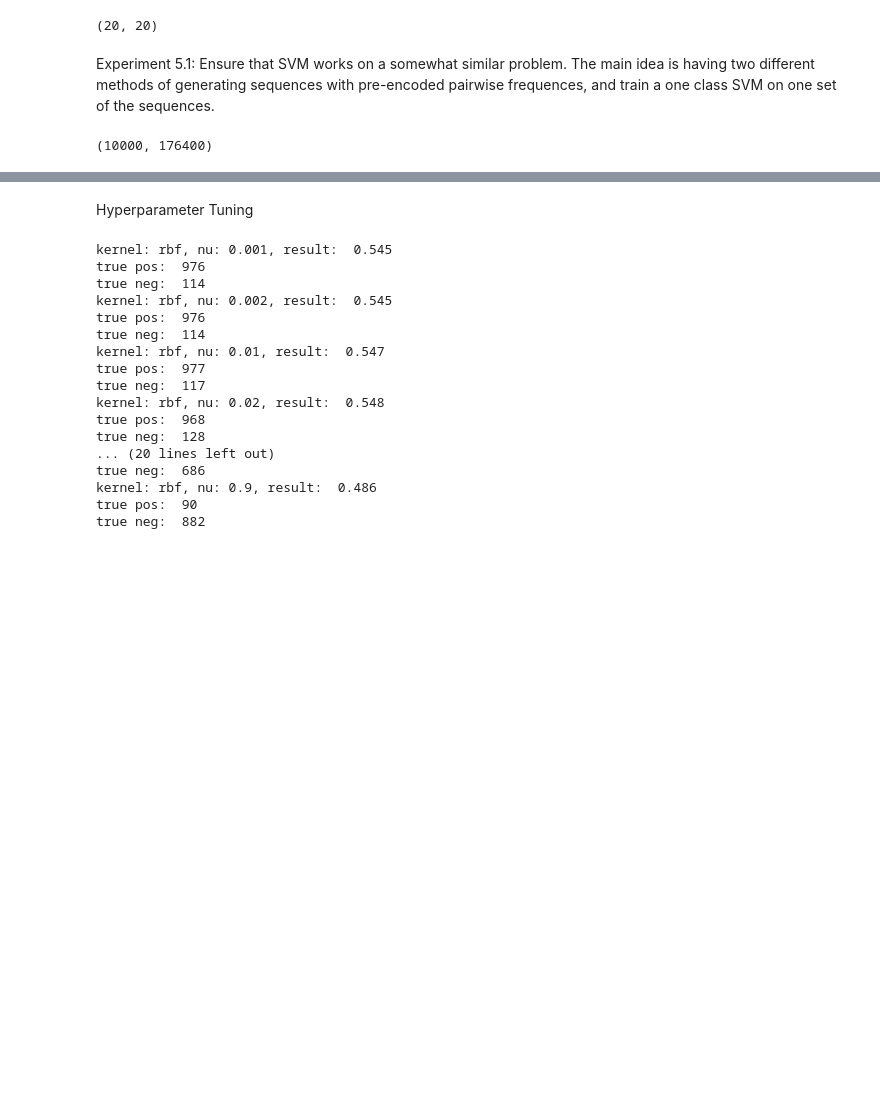
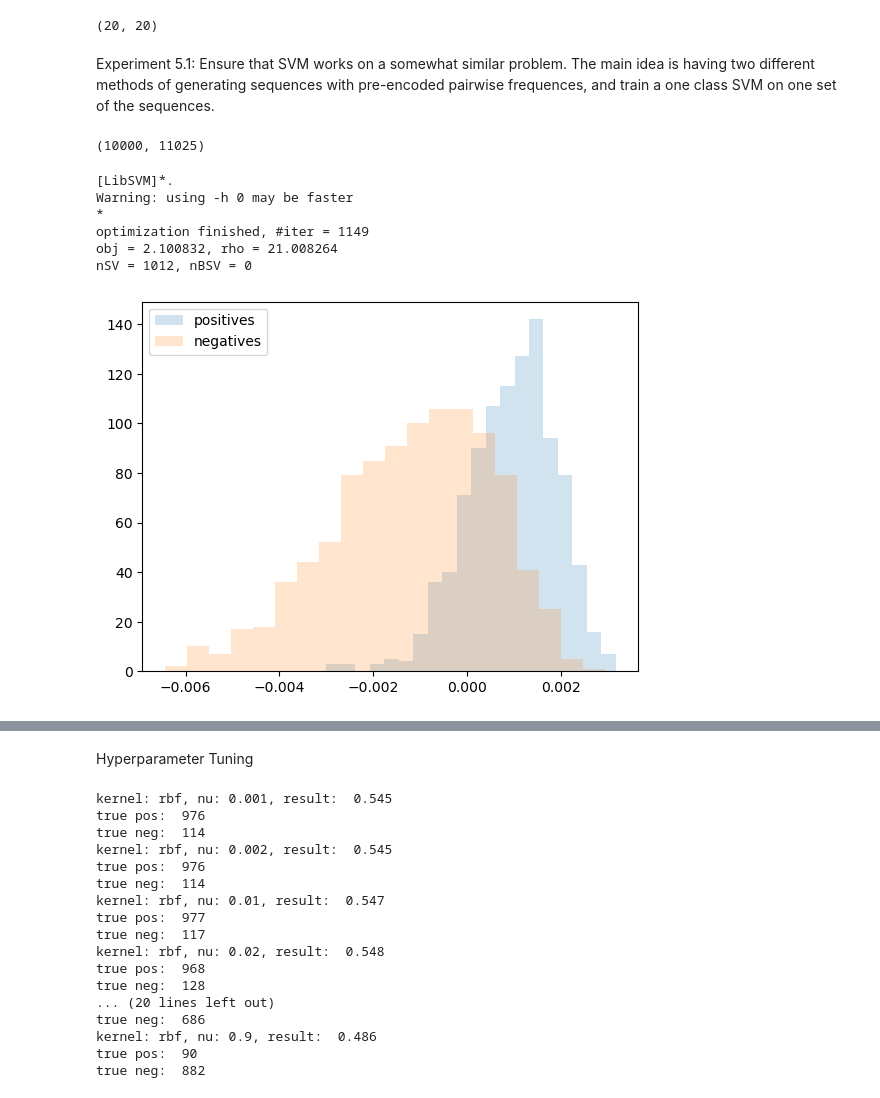
Before and after one commit to LDeng0205/msa_classify, a Jupyter notebook: simulation_markov.ipynb, the cells around one changed output, grey strips where cells are left out. Saved outputs shown, nothing was run; the diff lists cells and outputs as text; code cells hidden in the pictures; blank space fills up the shorter version.

```diff
--- a/simulation_markov.ipynb
+++ b/simulation_markov.ipynb
@@ -326,20 +326,3 @@ neg_perm = np.random.permutation(seq_len)
 
 assert not np.allclose(pos_perm, neg_perm)
 assert not np.allclose(negative_matrix, protein_freq_matrix)
-# %%
-training_seq, _ = encode(training_seq)
-training_seq = np.asarray([x[pos_perm] for x in training_seq])
-mutation = [np.copy(training_seq[0]) for _ in range(1000)]
-for i in range(len(mutation)):
-    mutation[i][i%training_seq.shape[1]] = training_seq[i][i%training_seq.shape[1]]
-training_seq = np.asarray([one_hot_encode(x) for x in training_seq])
-mutation = np.asarray([one_hot_encode(x) for x in mutation])
-
-positives, _ = encode(positives)
-positives = np.asarray([x[pos_perm] for x in positives])
-positives = np.asarray([one_hot_encode(x) for x in positives])
-
-
-negatives, _ = encode(negatives)
-negatives = np.asarray([x[neg_perm] for x in negatives])
-negatives = np.asarray([one_hot_encode(x) for x in negatives])
@@ -364,14 +352,38 @@ def expand_rich_no_linear(arr):
                     rich[seq][i*d + j] = 1
     return rich
 # %%
-rich_training = expand_rich_no_linear(training_seq)
-rich_pos = expand_rich_no_linear(positives)
-rich_neg = expand_rich_no_linear(negatives)
-rich_mutation = expand_rich_no_linear(mutation)
+rich_training = expand_rich(training_seq)
+rich_pos = expand_rich(positives)
+rich_neg = expand_rich(negatives)
+rich_mutation = expand_rich(mutation)
-# %%
-rich_training.shape
-# %% [output]
-(10000, 176400)
+# %%
+print(rich_training.shape)
+# %% [output]
+(10000, 11025)
+# %%
+from sklearn.svm import OneClassSVM
+clf = OneClassSVM(kernel='linear', nu=0.00002, verbose=True)
+clf.fit(rich_training)
+
+pred_pos = clf.predict(rich_pos)
+pred_neg = clf.predict(rich_neg)
+# %% [output]
+[LibSVM]*.
+Warning: using -h 0 may be faster
+*
+optimization finished, #iter = 1149
+obj = 2.100832, rho = 21.008264
+nSV = 1012, nBSV = 0
+# %%
+score_pos = clf.decision_function(rich_pos)
+score_neg = clf.decision_function(rich_neg)
+# %%
+plt.hist(score_pos, label='positives', bins=20, alpha=0.2)
+plt.hist(score_neg, label='negatives', bins=20, alpha=0.2)
+plt.legend()
+plt.show()
+# %% [output]
+[figure, added]
 # %%
 from sklearn.svm import OneClassSVM
 for n in [0.00002, 0.0001, 0.0002, 0.001, 0.002, 0.01, 0.01, 0.02, 0.1, 0.2, 0.999]:
```
Also changed, not shown: parts of 20 cells of this notebook, 2 other files.
